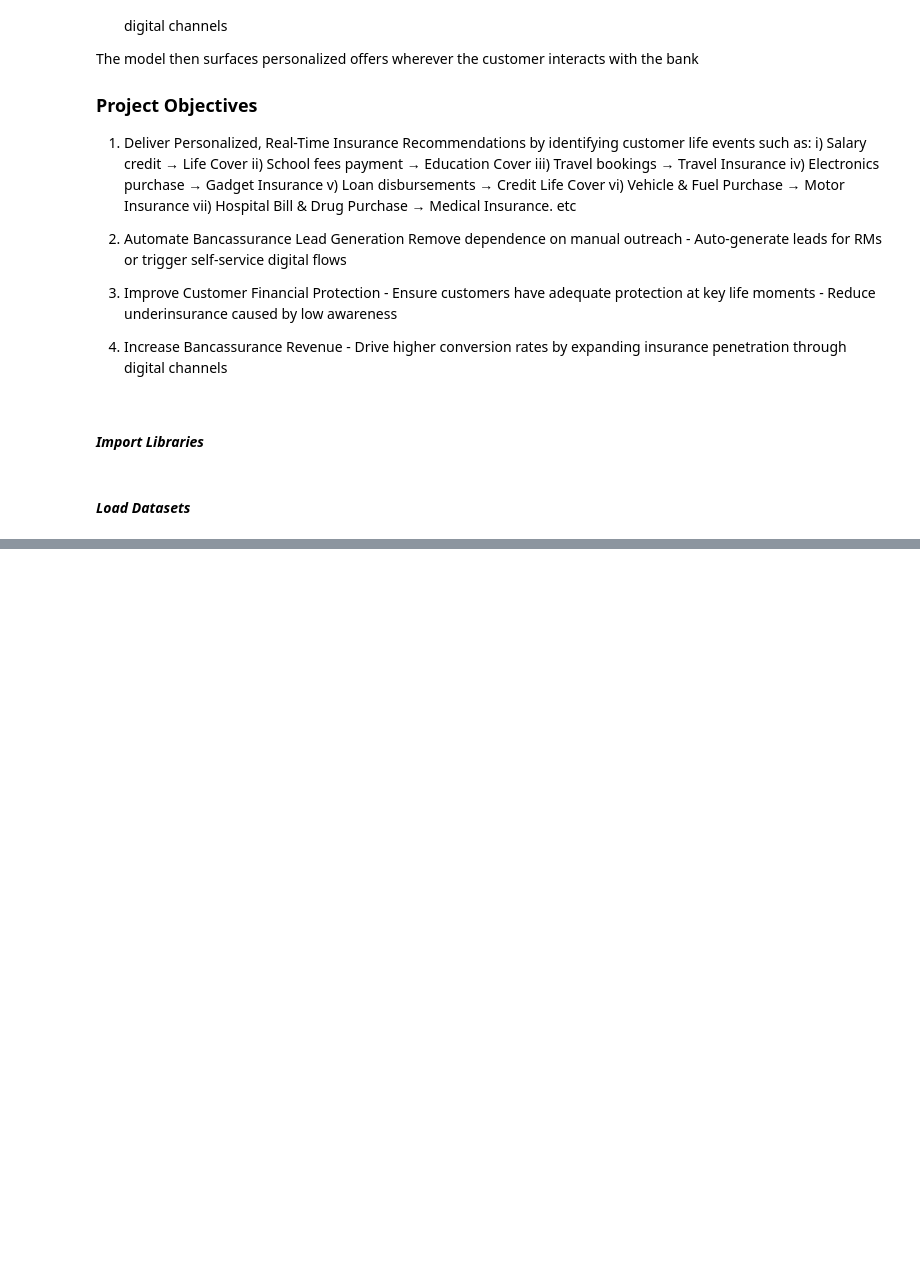
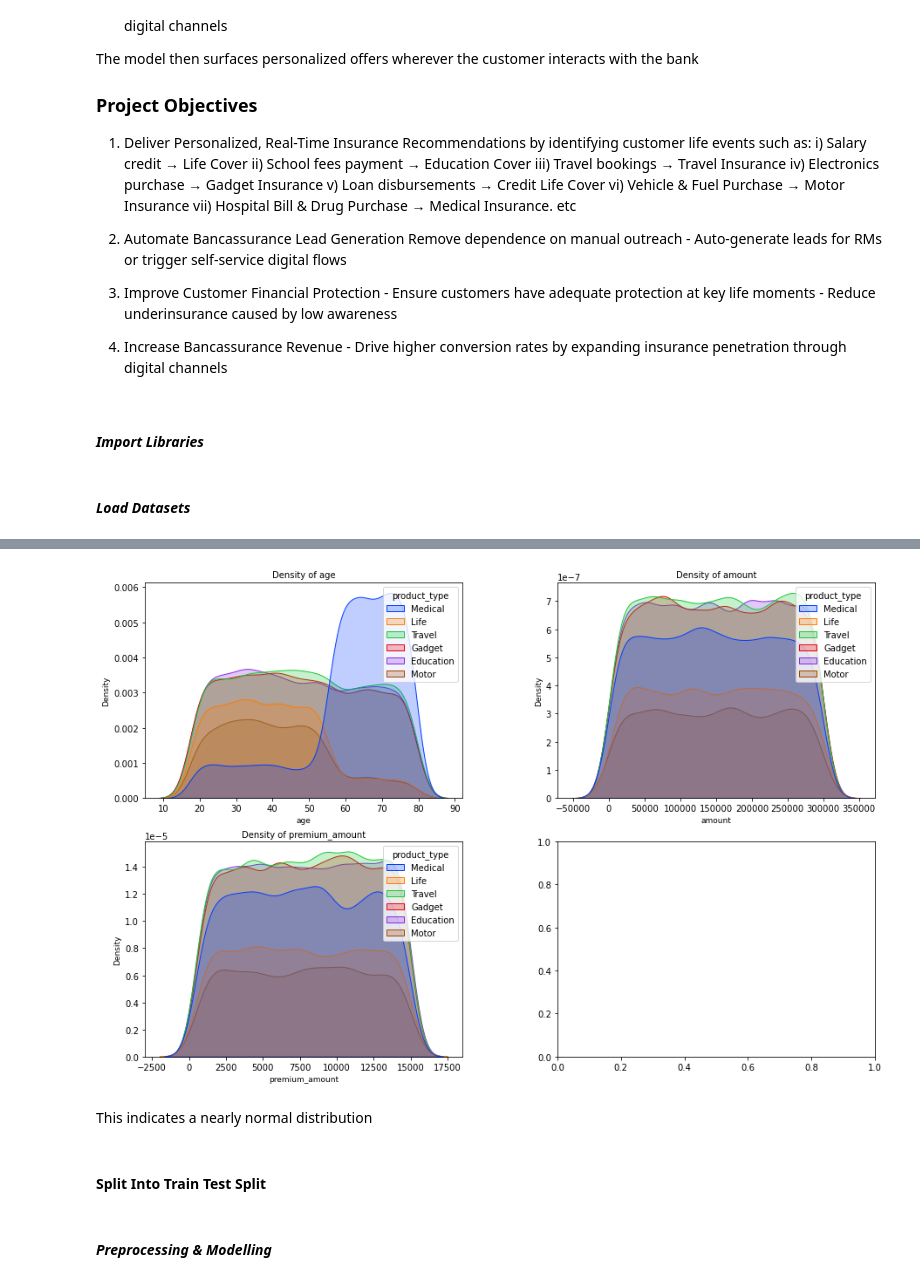
Before and after one commit to IrunguShawn/Bima-AI, a Jupyter notebook: Index.ipynb, the cells around one changed output, grey strips where cells are left out. Cells and saved outputs as stored; diff of their text form; code cells hidden in the pictures; blank space fills up the shorter version.

```diff
--- a/Index.ipynb
+++ b/Index.ipynb
@@ -97,0 +477,23 @@ warnings.filterwarnings('ignore')
+# %%
+# Set up the subplots with 2 columns and increased spacing
+fig, axes = plt.subplots(nrows=2, ncols=2, figsize=(15, 10))
+fig.subplots_adjust(hspace=0.2, wspace=0.3)  # Increase hspace and wspace
+
+# Create count bar plots for continuous variables
+
+for i, column in enumerate(num_cols):
+    row, col = i // 2, i % 2
+    sns.kdeplot(data=X, x=column, hue=y, palette='bright',
+                fill=True, ax=axes[row, col])
+    axes[row, col].set_title(f'Density of {column}', fontsize=10)
+    axes[row, col].set_xlabel(column, fontsize=9)
+    axes[row, col].set_ylabel('Density', fontsize=9)
+
+plt.savefig('images/density_of_target_class_vs_numerical_features.jpg')
+plt.show()
+# %% [output]
+[figure, added]
+# %% [markdown]
+This indicates a nearly normal distribution
+# %% [markdown]
+#### Split Into Train Test Split
@@ -97,0 +502,2 @@ warnings.filterwarnings('ignore')
+# %% [markdown]
+#### _Preprocessing & Modelling_
```
Also changed, not shown: parts of 85 cells of this notebook, 5 other files.
